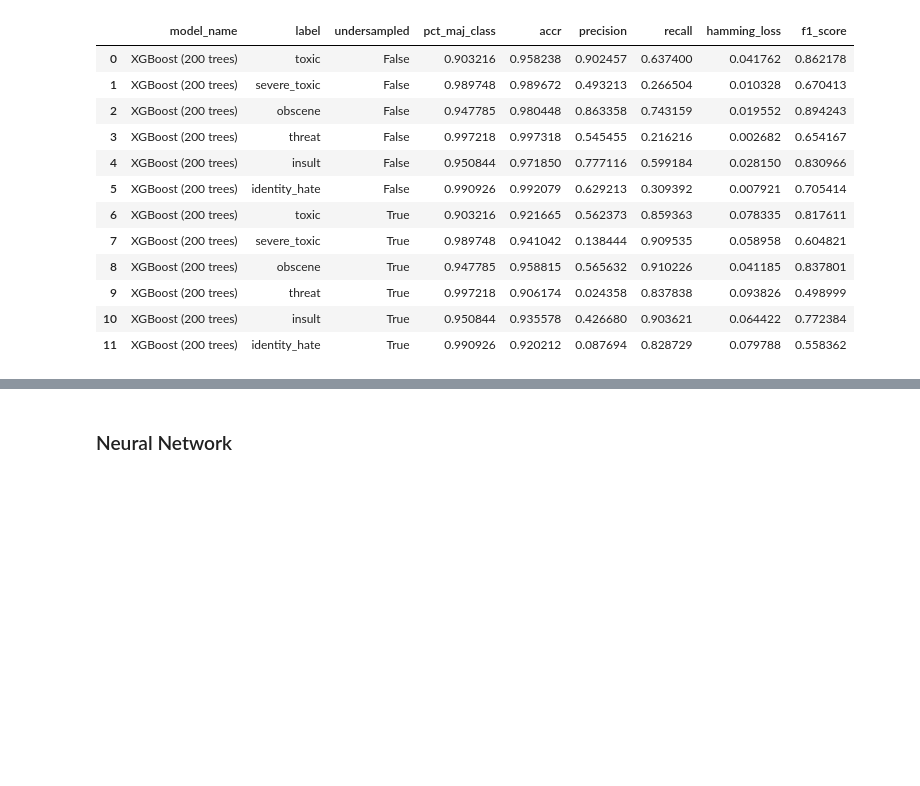
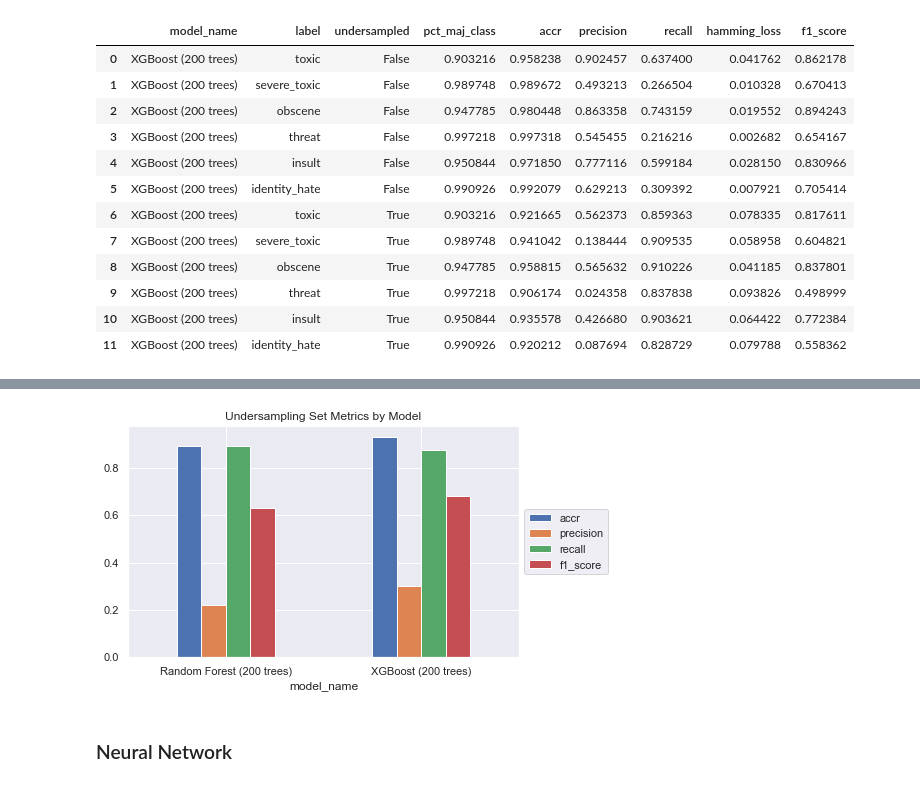
Before and after one commit to hsiungc/w207_qiao_ma_hsiung, a Jupyter notebook: notebooks/Toxic comment classification.ipynb, the cells around one changed output, grey strips where cells are left out. Drawn from its saved outputs; the diff is of its cells as text; code cells hidden in the pictures; blank space fills up the shorter version.

```diff
--- a/notebooks/Toxic comment classification.ipynb
+++ b/notebooks/Toxic comment classification.ipynb
@@ -807,3 +845,14 @@ xgb_results
+# %%
+ens_undersam.plot(x='model_name',
+                  y=['accr', 'precision', 'recall', 'f1_score'],
+                  kind='bar',
+                  title='Undersampling Set Metrics by Model',
+                  rot=0
+                 ).legend(loc='center left',bbox_to_anchor=(1.0, 0.5))
+
+pass
+# %% [output]
+[figure, added]
 # %% [markdown]
 ### Neural Network
 # %%
```
Also changed, not shown: parts of 7 cells of this notebook.
